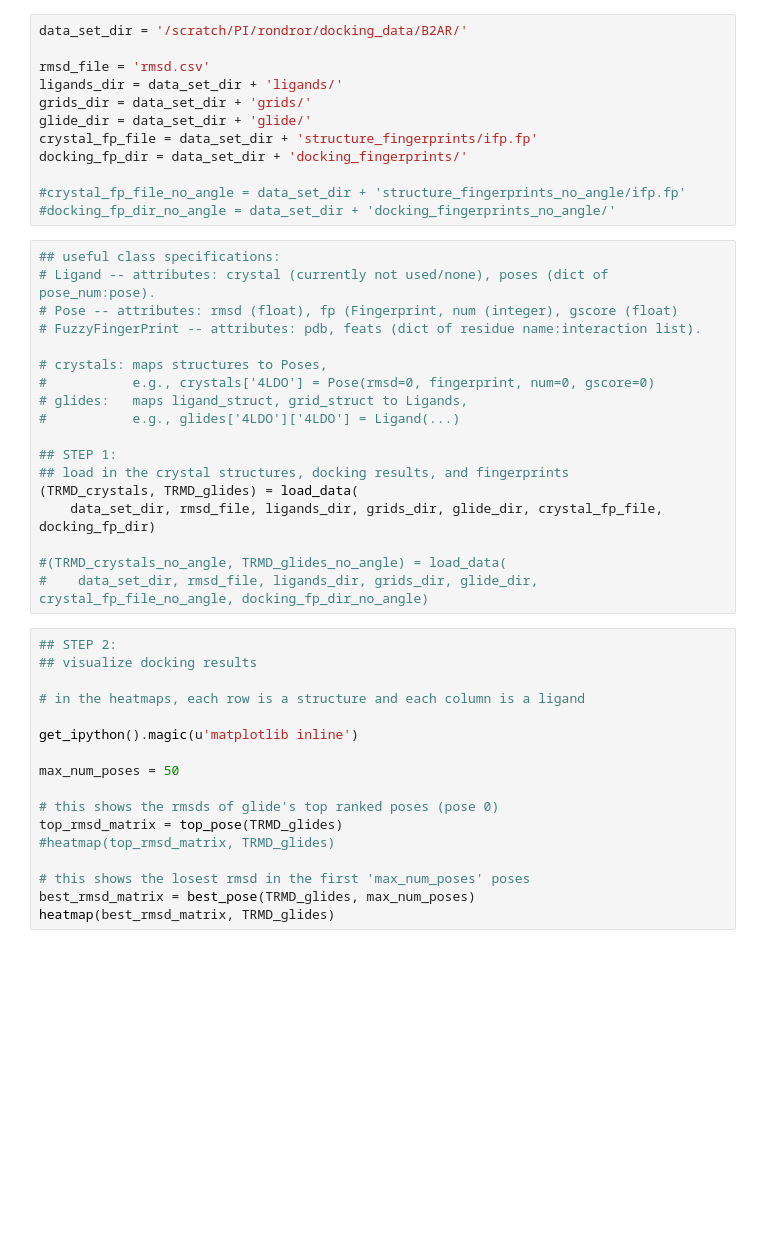
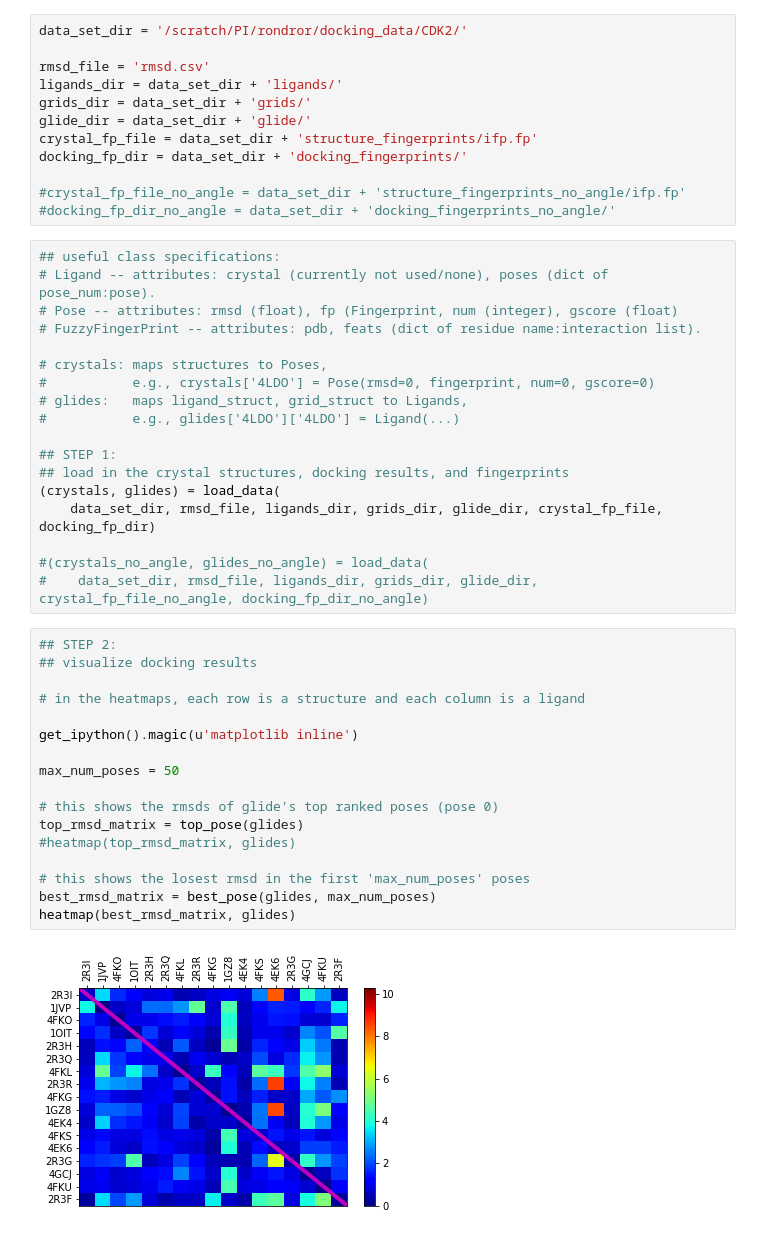
Before and after one commit to orangese/combind_multistruct_benchmarking, a Jupyter notebook: notebooks/main.ipynb, the cells around one changed output. Cells and saved outputs as stored; diff of their text form; blank space fills up the shorter version.

```diff
--- a/notebooks/main.ipynb
+++ b/notebooks/main.ipynb
@@ -13,6 +14,6 @@ sys.path.append('/share/PI/rondror/docking_code/3_score/')
 from optimize import Scores
 # %%
-data_set_dir = '/scratch/PI/rondror/docking_data/B2AR/'
+data_set_dir = '/scratch/PI/rondror/docking_data/CDK2/'
 
 rmsd_file = 'rmsd.csv'
 ligands_dir = data_set_dir + 'ligands/'
@@ -36,28 +37,30 @@ docking_fp_dir = data_set_dir + 'docking_fingerprints/'
 
 ## STEP 1:
 ## load in the crystal structures, docking results, and fingerprints
-(TRMD_crystals, TRMD_glides) = load_data(
+(crystals, glides) = load_data(
     data_set_dir, rmsd_file, ligands_dir, grids_dir, glide_dir, crystal_fp_file, docking_fp_dir)
 
-#(TRMD_crystals_no_angle, TRMD_glides_no_angle) = load_data(
+#(crystals_no_angle, glides_no_angle) = load_data(
 #    data_set_dir, rmsd_file, ligands_dir, grids_dir, glide_dir, crystal_fp_file_no_angle, docking_fp_dir_no_angle)
 # %%
 ## STEP 2:
 ## visualize docking results
 
 # in the heatmaps, each row is a structure and each column is a ligand
 
 get_ipython().magic(u'matplotlib inline')
 
 max_num_poses = 50
 
 # this shows the rmsds of glide's top ranked poses (pose 0)
-top_rmsd_matrix = top_pose(TRMD_glides)
-#heatmap(top_rmsd_matrix, TRMD_glides)
+top_rmsd_matrix = top_pose(glides)
+#heatmap(top_rmsd_matrix, glides)
 
 # this shows the losest rmsd in the first 'max_num_poses' poses
-best_rmsd_matrix = best_pose(TRMD_glides, max_num_poses)
-heatmap(best_rmsd_matrix, TRMD_glides)
+best_rmsd_matrix = best_pose(glides, max_num_poses)
+heatmap(best_rmsd_matrix, glides)
+# %% [output]
+[figure, added]
 # %%
 ## STEP 3:
 ## pick 1 receptor structure to use for all ligands
```
Also changed, not shown: parts of 11 cells of this notebook, 4 other files.
